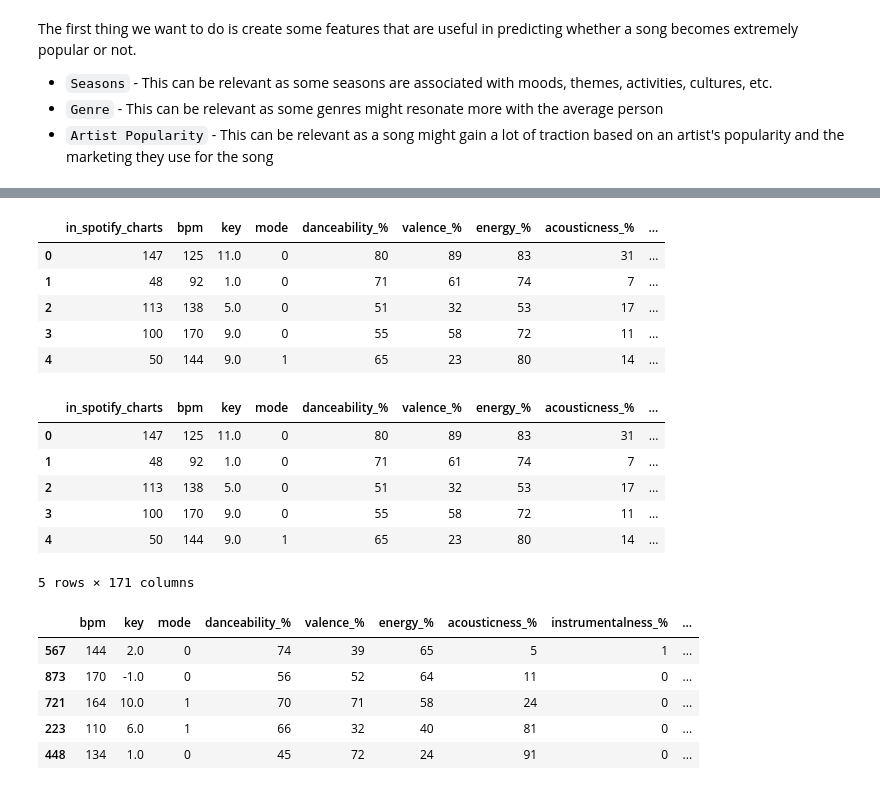
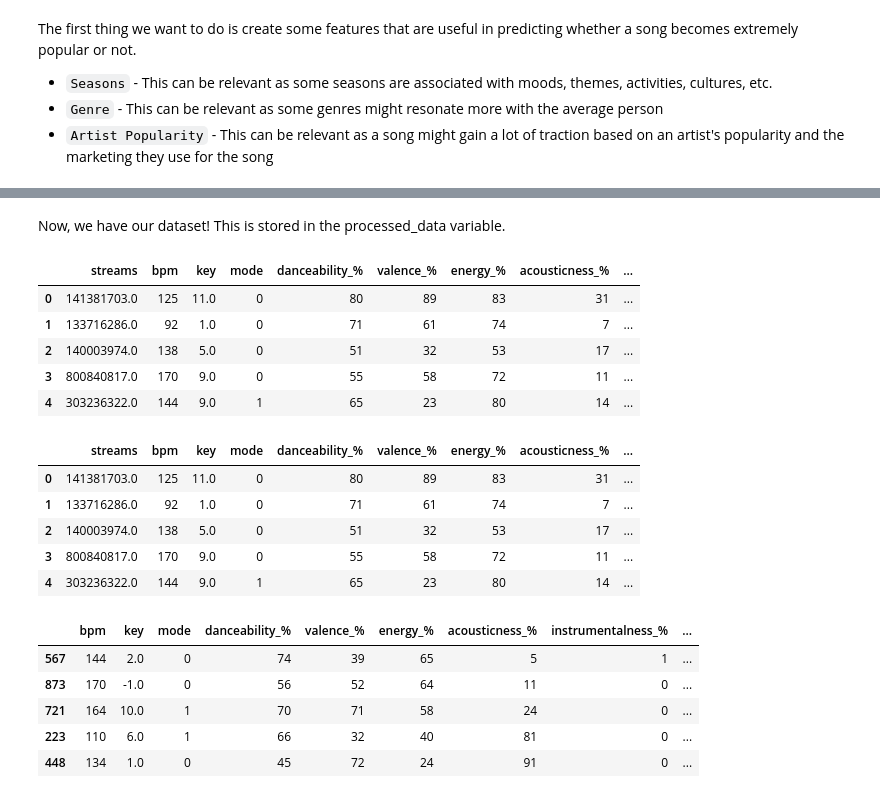
Before and after one commit to adithyabhonsley/ml-final-project, a Jupyter notebook: model.ipynb, the cells around one changed output, grey strips where cells are left out. Drawn from its saved outputs; the diff is of its cells as text; code cells hidden in the pictures.

Commit message:
stored final dataset as processed_data dataframe

```diff
--- a/model.ipynb
+++ b/model.ipynb
@@ -285,0 +276,11 @@ data.isna().sum()
+# %%
+data = pd.read_csv('data_with_followers.csv', encoding='latin-1')
+# %%
+#data['genre'] = data['artist(s)_name'].apply(get_top_genre)
+#data['num_followers'] = data['artist(s)_name'].apply(get_num_followers)
+data.head()
+data.isna().sum()
+
+columns_to_drop = ['track_name', 'artist(s)_name', 'in_apple_playlists', 'in_apple_charts', 'in_deezer_playlists', 'in_deezer_charts', 'in_shazam_charts', 'in_spotify_playlists', 'artist_count', 'in_spotify_charts']
+data = data.drop(columns=columns_to_drop)
+data.isna().sum()
@@ -286,8 +304,10 @@ data.isna().sum()
 # %%
 #Filling null values
-most_common_genre = data['genre'].mode()[0]
-data['genre'].fillna(most_common_genre, inplace=True)
 
+median_num_streams = data['streams'].median()
+data['streams'].fillna(median_num_streams, inplace=True)
+
+# There were also some records that had NAs for num_follwers. This is the code we wrote to impute those values as well.
 median_followers = data['num_followers'].median()
 data['num_followers'].fillna(median_followers, inplace=True)
 data.head()
@@ -302,17 +330,19 @@ ss = StandardScaler()
+# %% [markdown]
+Now, we have our dataset! This is stored in the processed_data variable.
 # %%
-processed_data = pd.read_csv('post_data_preprocessing.csv')
+processed_data = data
 processed_data.head()
 # %% [output]
-|  | in_spotify_charts | bpm | key | mode | danceability_% | valence_% | energy_% | acousticness_% | ... |
-| 0 | 147 | 125 | 11.0 | 0 | 80 | 89 | 83 | 31 | ... |
-| 1 | 48 | 92 | 1.0 | 0 | 71 | 61 | 74 | 7 | ... |
-| 2 | 113 | 138 | 5.0 | 0 | 51 | 32 | 53 | 17 | ... |
-| 3 | 100 | 170 | 9.0 | 0 | 55 | 58 | 72 | 11 | ... |
-| 4 | 50 | 144 | 9.0 | 1 | 65 | 23 | 80 | 14 | ... |
+|  | streams | bpm | key | mode | danceability_% | valence_% | energy_% | acousticness_% | ... |
+| 0 | 141381703.0 | 125 | 11.0 | 0 | 80 | 89 | 83 | 31 | ... |
+| 1 | 133716286.0 | 92 | 1.0 | 0 | 71 | 61 | 74 | 7 | ... |
+| 2 | 140003974.0 | 138 | 5.0 | 0 | 51 | 32 | 53 | 17 | ... |
+| 3 | 800840817.0 | 170 | 9.0 | 0 | 55 | 58 | 72 | 11 | ... |
+| 4 | 303236322.0 | 144 | 9.0 | 1 | 65 | 23 | 80 | 14 | ... |
 # %%
 from sklearn.preprocessing import OneHotEncoder
 
-columns_to_encode = ['season', 'genre']
+columns_to_encode = ['season']
 data_to_encode = processed_data[columns_to_encode]
 encoder = OneHotEncoder(sparse=False, drop='first')
 encoded_data = encoder.fit_transform(data_to_encode)
@@ -325,13 +355,12 @@ processed_data.drop(columns=columns_to_encode, inplace=True)
 
 processed_data.head()
 # %% [output]
-|  | in_spotify_charts | bpm | key | mode | danceability_% | valence_% | energy_% | acousticness_% | ... |
-| 0 | 147 | 125 | 11.0 | 0 | 80 | 89 | 83 | 31 | ... |
-| 1 | 48 | 92 | 1.0 | 0 | 71 | 61 | 74 | 7 | ... |
-| 2 | 113 | 138 | 5.0 | 0 | 51 | 32 | 53 | 17 | ... |
-| 3 | 100 | 170 | 9.0 | 0 | 55 | 58 | 72 | 11 | ... |
-| 4 | 50 | 144 | 9.0 | 1 | 65 | 23 | 80 | 14 | ... |
+|  | streams | bpm | key | mode | danceability_% | valence_% | energy_% | acousticness_% | ... |
+| 0 | 141381703.0 | 125 | 11.0 | 0 | 80 | 89 | 83 | 31 | ... |
+| 1 | 133716286.0 | 92 | 1.0 | 0 | 71 | 61 | 74 | 7 | ... |
+| 2 | 140003974.0 | 138 | 5.0 | 0 | 51 | 32 | 53 | 17 | ... |
+| 3 | 800840817.0 | 170 | 9.0 | 0 | 55 | 58 | 72 | 11 | ... |
+| 4 | 303236322.0 | 144 | 9.0 | 1 | 65 | 23 | 80 | 14 | ... |
-5 rows × 171 columns
 # %%
 from sklearn.model_selection import train_test_split
 
```
Also changed, not shown: parts of 8 cells of this notebook.
